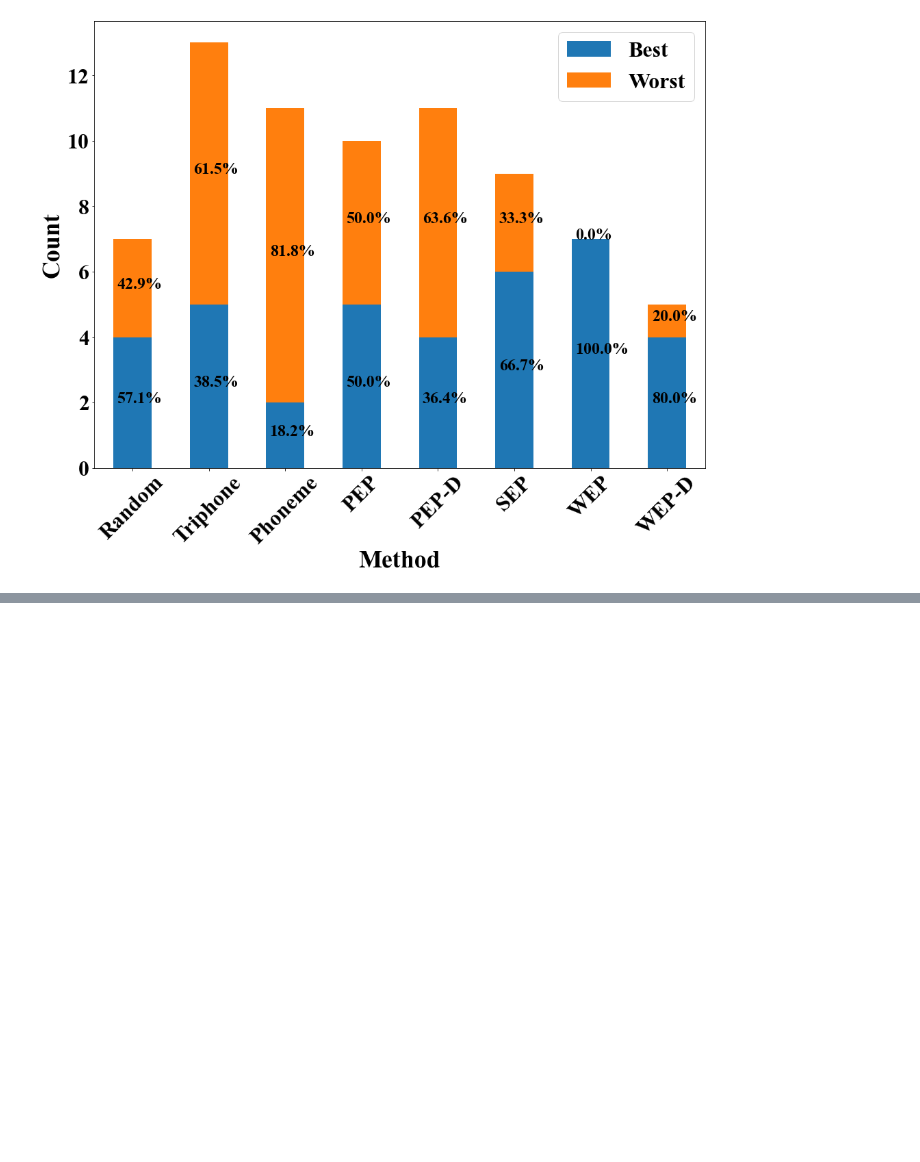
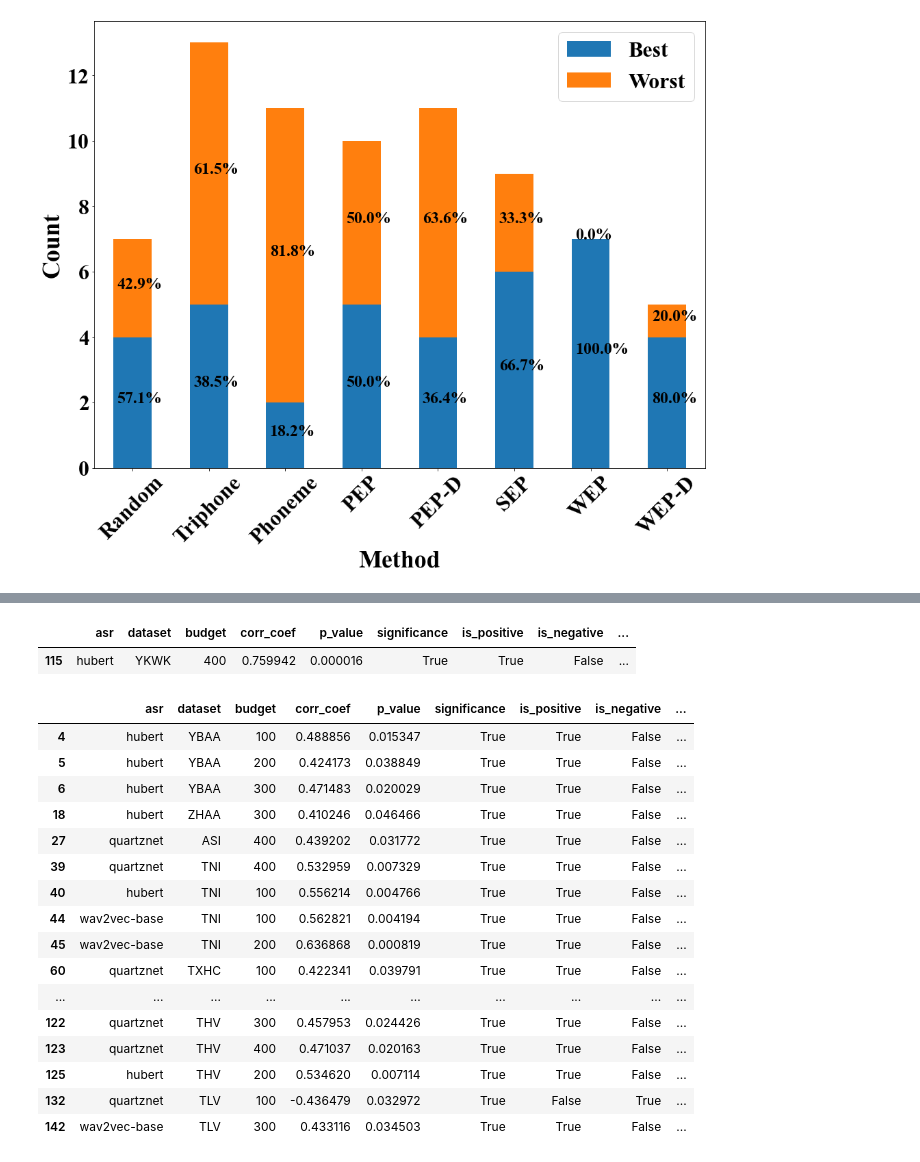
Before and after one commit to yangzhou6666/ASRProphet, a Jupyter notebook: visualization.ipynb, the cells around one changed output, grey strips where cells are left out. Drawn from its saved outputs; the diff is of its cells as text; code cells hidden in the pictures; blank space fills up the shorter version.

Commit message:
feat(analyze-RQ3): read saved data

```diff
--- a/visualization.ipynb
+++ b/visualization.ipynb
@@ -81,0 +86,41 @@ plt.savefig(filename, bbox_inches='tight')
+# %%
+fpath = "result/analyze/1/original_model_performance_correlation_group_by_dataset_and_asr_and_budget.txt"
+
+
+data = {}
+for key in ["asr", "dataset", "budget", "corr_coef", "p_value"]:
+    data[key] = []
+with open(fpath, "r") as f:
+    lines = f.readlines()
+    i = 0
+    while i < len(lines):
+        line = lines[i].strip()
+        if line.startswith("Dataset:"):
+            dataset = line.split()[-1]
+            i += 1
+            line = lines[i].strip()
+            asr = line.split()[-1]
+            i += 1
+            line = lines[i].strip()
+            budget = line.split()[-1]
+            i += 1
+            line = lines[i].strip()
+            corr_coeff = float(line.split()[-1])
+            i += 1
+            line = lines[i].strip()
+            p_value = float(line.split()[-1])
+
+            data["asr"].append(asr)
+            data["dataset"].append(dataset)
+            data["budget"].append(budget)
+            data["corr_coef"].append(corr_coeff)
+            data["p_value"].append(p_value)
+        i += 1
+
+df = pd.DataFrame(data)
+
+df["significance"] = df["p_value"].apply(lambda x: True if x < 0.05 else False)
+df["is_positive"] = df["corr_coef"].apply(lambda x: True if x >= 0 else False)
+df["is_negative"] = df["corr_coef"].apply(lambda x: True if x < 0 else False)
+df["guildford_scale"] = df["corr_coef"].apply(lambda x: "low" if abs(x) <= 0.4 else ("moderate" if abs(x) <= 0.7 else "high"))
+df
@@ -81,0 +141,25 @@ plt.savefig(filename, bbox_inches='tight')
+# %%
+df[df["guildford_scale"] == "high"]
+# %% [output]
+|  | asr | dataset | budget | corr_coef | p_value | significance | is_positive | is_negative | ... |
+| 115 | hubert | YKWK | 400 | 0.759942 | 0.000016 | True | True | False | ... |
+# %%
+df[df["significance"] == True]
+# %% [output]
+|  | asr | dataset | budget | corr_coef | p_value | significance | is_positive | is_negative | ... |
+| 4 | hubert | YBAA | 100 | 0.488856 | 0.015347 | True | True | False | ... |
+| 5 | hubert | YBAA | 200 | 0.424173 | 0.038849 | True | True | False | ... |
+| 6 | hubert | YBAA | 300 | 0.471483 | 0.020029 | True | True | False | ... |
+| 18 | hubert | ZHAA | 300 | 0.410246 | 0.046466 | True | True | False | ... |
+| 27 | quartznet | ASI | 400 | 0.439202 | 0.031772 | True | True | False | ... |
+| 39 | quartznet | TNI | 400 | 0.532959 | 0.007329 | True | True | False | ... |
+| 40 | hubert | TNI | 100 | 0.556214 | 0.004766 | True | True | False | ... |
+| 44 | wav2vec-base | TNI | 100 | 0.562821 | 0.004194 | True | True | False | ... |
+| 45 | wav2vec-base | TNI | 200 | 0.636868 | 0.000819 | True | True | False | ... |
+| 60 | quartznet | TXHC | 100 | 0.422341 | 0.039791 | True | True | False | ... |
+| ... | ... | ... | ... | ... | ... | ... | ... | ... | ... |
+| 122 | quartznet | THV | 300 | 0.457953 | 0.024426 | True | True | False | ... |
+| 123 | quartznet | THV | 400 | 0.471037 | 0.020163 | True | True | False | ... |
+| 125 | hubert | THV | 200 | 0.534620 | 0.007114 | True | True | False | ... |
+| 132 | quartznet | TLV | 100 | -0.436479 | 0.032972 | True | False | True | ... |
+| 142 | wav2vec-base | TLV | 300 | 0.433116 | 0.034503 | True | True | False | ... |
```
Also changed, not shown: parts of 2 cells of this notebook.
